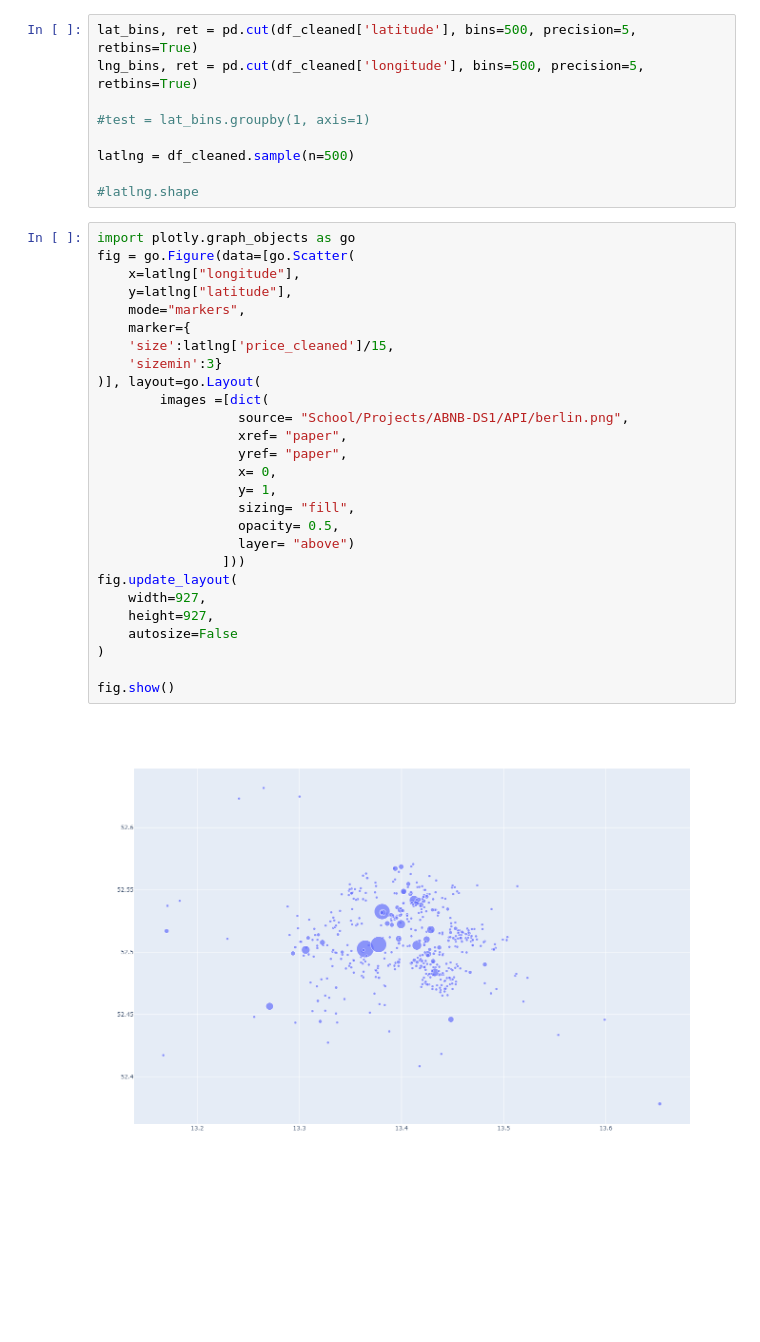
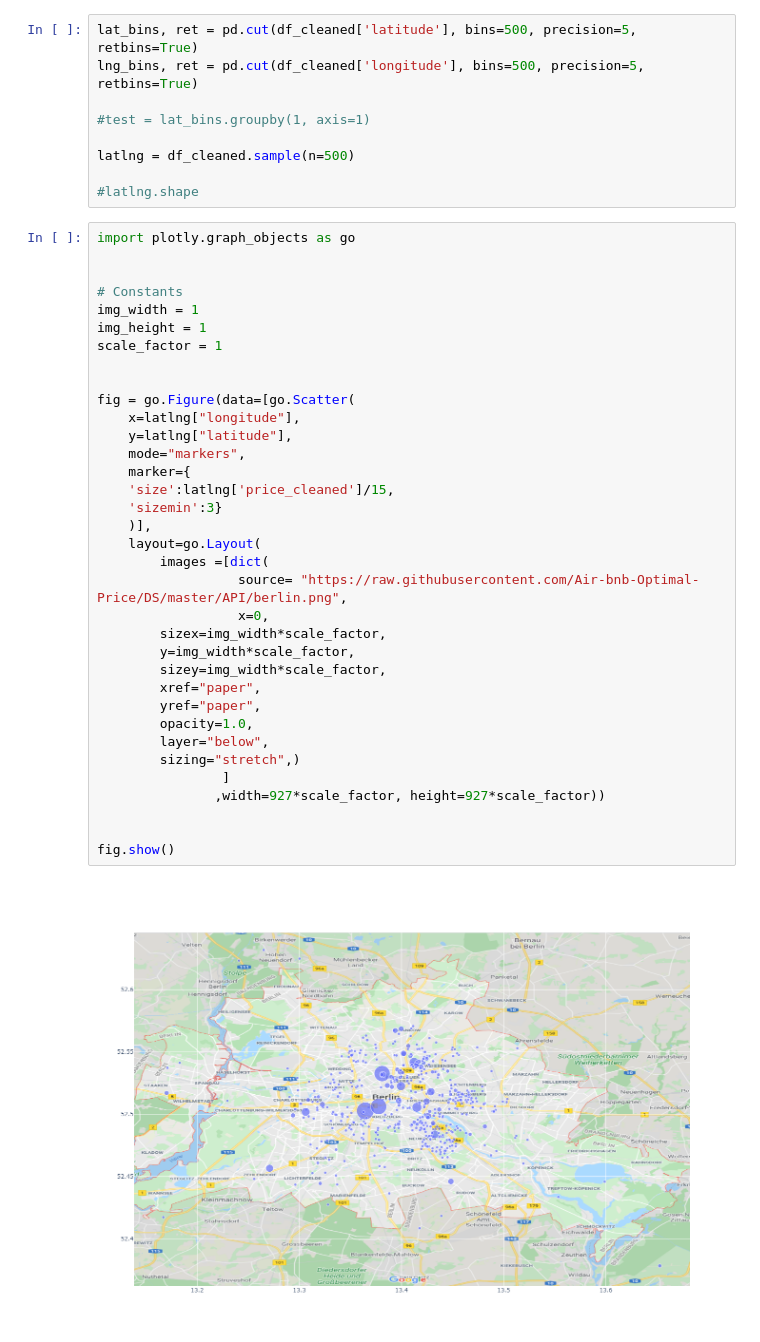
Before and after one commit to Air-bnb-Optimal-Price/DS, a Jupyter notebook: Notebook Folders/BaseNotebook.ipynb, the cells around one changed output. Saved outputs shown, nothing was run; the diff lists cells and outputs as text; blank space fills up the shorter version.

```diff
--- a/Notebook Folders/BaseNotebook.ipynb
+++ b/Notebook Folders/BaseNotebook.ipynb
@@ -202,30 +202,38 @@ latlng = df_cleaned.sample(n=500)
 #latlng.shape
 # %%
 import plotly.graph_objects as go
+
+
+# Constants
+img_width = 1
+img_height = 1
+scale_factor = 1
+
+
 fig = go.Figure(data=[go.Scatter(
     x=latlng["longitude"],
     y=latlng["latitude"],
     mode="markers",
     marker={
     'size':latlng['price_cleaned']/15,
     'sizemin':3}
-)], layout=go.Layout(
+    )],
+    layout=go.Layout(
         images =[dict(
-                  source= "School/Projects/ABNB-DS1/API/berlin.png",
-                  xref= "paper",
-                  yref= "paper",
-                  x= 0,
-                  y= 1,
-                  sizing= "fill",
-                  opacity= 0.5,
-                  layer= "above")
-                ]))
-fig.update_layout(
-    width=927,
-    height=927,
-    autosize=False
-)
+                  source= "https://raw.githubusercontent.com/Air-bnb-Optimal-Price/DS/master/API/berlin.png",
+                  x=0,
+        sizex=img_width*scale_factor,
+        y=img_width*scale_factor,
+        sizey=img_width*scale_factor,
+        xref="paper",
+        yref="paper",
+        opacity=1.0,
+        layer="below",
+        sizing="stretch",)
+                ]
+               ,width=927*scale_factor, height=927*scale_factor))
+
 
 fig.show()
 # %% [output]
-[figure, old version]
+[figure, new version]
```
Also changed, not shown: parts of 2 cells of this notebook.
